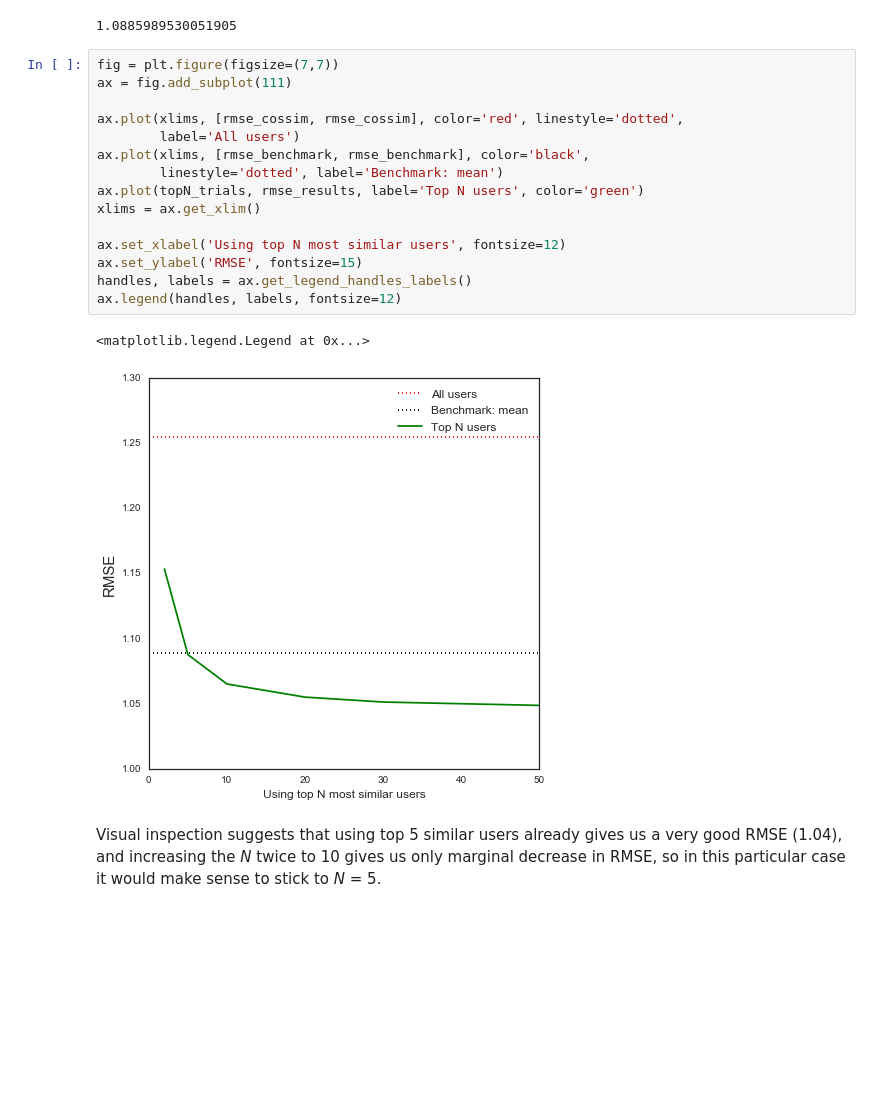
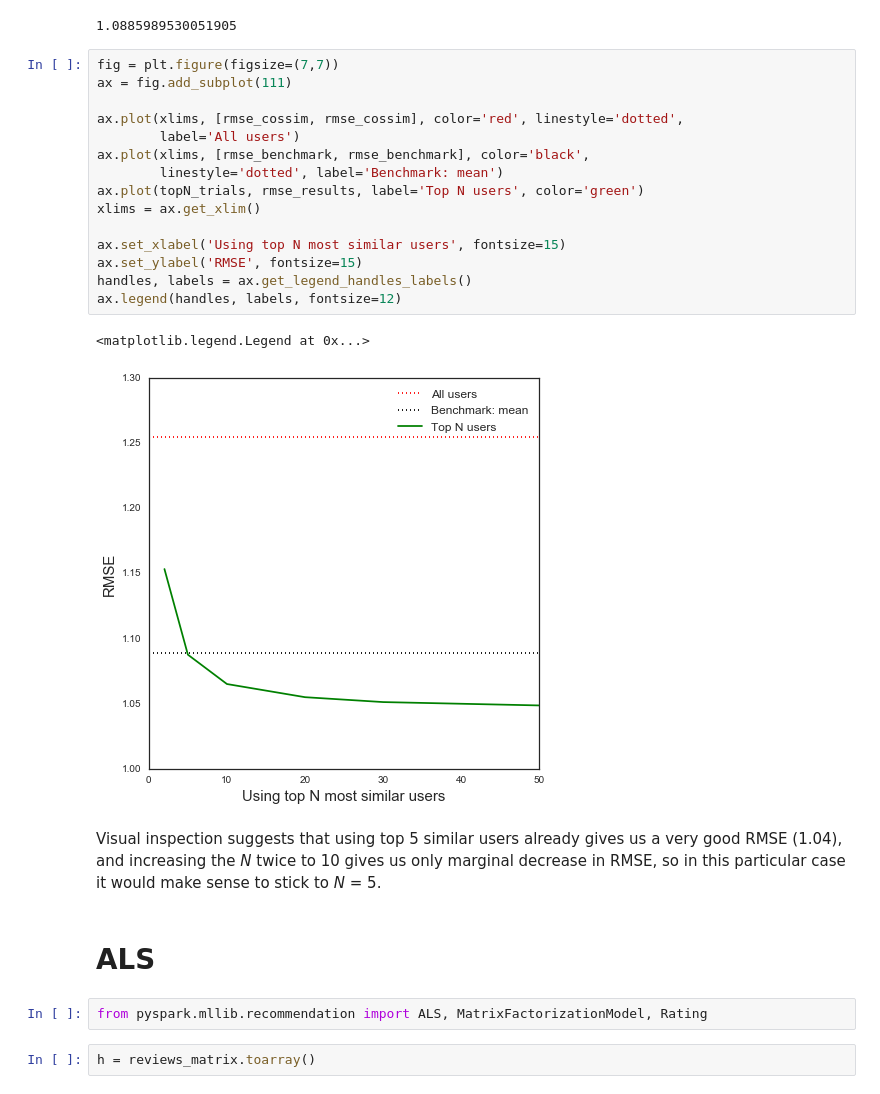
Before and after one commit to zuzannna/GardeningRecommendations, a Jupyter notebook: FoodRecommender.ipynb, the cells around one changed output. Saved outputs shown, nothing was run; the diff lists cells and outputs as text; blank space fills up the shorter version.

```diff
--- a/FoodRecommender.ipynb
+++ b/FoodRecommender.ipynb
@@ -344,20 +344,26 @@ rmse_benchmark
 # %%
 fig = plt.figure(figsize=(7,7))
 ax = fig.add_subplot(111)
 
 ax.plot(xlims, [rmse_cossim, rmse_cossim], color='red', linestyle='dotted',
         label='All users')
 ax.plot(xlims, [rmse_benchmark, rmse_benchmark], color='black',
         linestyle='dotted', label='Benchmark: mean')
 ax.plot(topN_trials, rmse_results, label='Top N users', color='green')
 xlims = ax.get_xlim()
 
-ax.set_xlabel('Using top N most similar users', fontsize=12)
+ax.set_xlabel('Using top N most similar users', fontsize=15)
 ax.set_ylabel('RMSE', fontsize=15)
 handles, labels = ax.get_legend_handles_labels()
 ax.legend(handles, labels, fontsize=12)
 # %% [output]
 <matplotlib.legend.Legend at 0x...>
-[figure, old version]
+[figure, new version]
 # %% [markdown]
 Visual inspection suggests that using top 5 similar users already gives us a very good RMSE (1.04), and increasing the *N* twice to 10 gives us only marginal decrease in RMSE, so in this particular case it would make sense to stick to *N* = 5.
+# %% [markdown]
+# ALS
+# %%
+from pyspark.mllib.recommendation import ALS, MatrixFactorizationModel, Rating
+# %%
+h = reviews_matrix.toarray()
```
Also changed, not shown: parts of 7 cells of this notebook.
